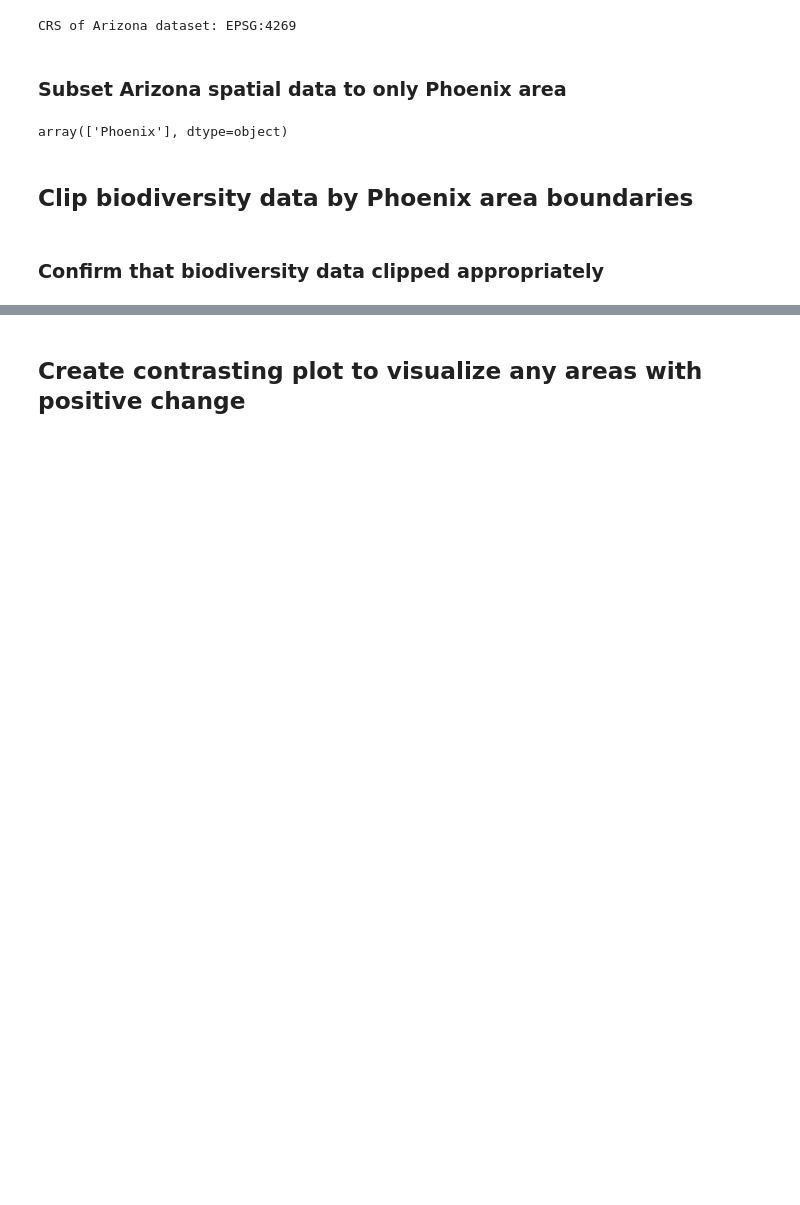
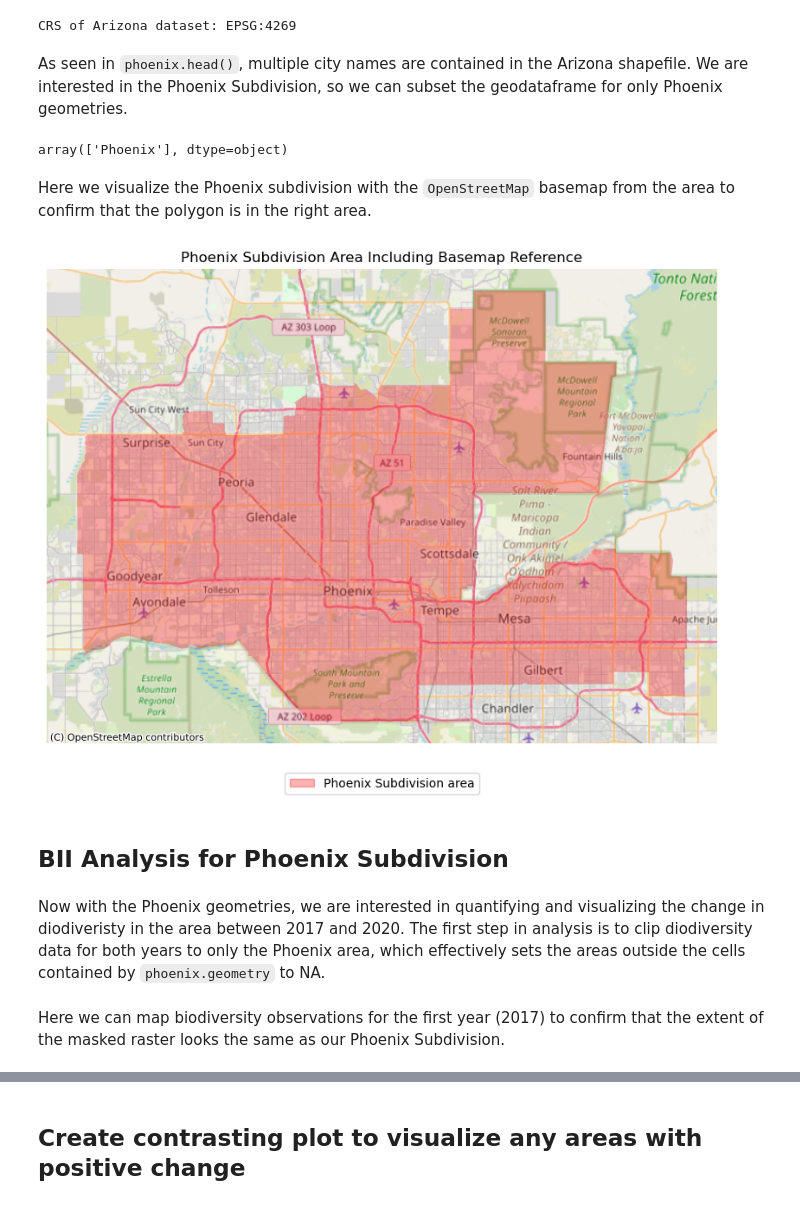
Before and after one commit to NatBonnet/eds220-phoenix-biodiversity, a Jupyter notebook: phoenix_biodiversity.ipynb, the cells around one changed output, grey strips where cells are left out. Cells and saved outputs as stored; diff of their text form; code cells hidden in the pictures; blank space fills up the shorter version.

```diff
--- a/phoenix_biodiversity.ipynb
+++ b/phoenix_biodiversity.ipynb
@@ -132,7 +132,7 @@ print(f"CRS of Arizona dataset: {arizona.crs}")
 # %% [output]
 CRS of Arizona dataset: EPSG:4269
 # %% [markdown]
-### Subset Arizona spatial data to only Phoenix area
+As seen in `phoenix.head()`, multiple city names are contained in the Arizona shapefile. We are interested in the Phoenix Subdivision, so we can subset the geodataframe for only Phoenix geometries.
 # %%
 # Subset to Phoenix area
 phoenix = arizona[arizona.name == "Phoenix"]
@@ -141,5 +141,26 @@ phoenix = arizona[arizona.name == "Phoenix"]
 phoenix.name.unique()
 # %% [output]
 array(['Phoenix'], dtype=object)
+# %% [markdown]
+Here we visualize the Phoenix subdivision with the `OpenStreetMap` basemap from the area to confirm that the polygon is in the right area.
+# %%
+# Add patch and label indicating change area meaning
+legend_element = [patch.Patch(facecolor='red', edgecolor='r', alpha = 0.3, label='Phoenix Subdivision area')]
+
+# Visualize where bii data is being clipped to
+fig, ax = plt.subplots(figsize=(10, 10))
+# Plot 2017 observations
+phoenix.plot(ax=ax, alpha = 0.3, color = "red")
+# Add basemap using contextily
+ctx.add_basemap(ax, source=ctx.providers.OpenStreetMap.Mapnik, crs = phoenix.crs)
+# Set title
+ax.set_title("Phoenix Subdivision Area Including Basemap Reference")
+ax.legend(handles=legend_element,
+loc="upper center", bbox_to_anchor=(0.5, -0.05), ncol=5)
+# Remove axes
+ax.axis('off')
+plt.show()
+# %% [output]
+[figure, added]
 # %% [markdown]
-## Clip biodiversity data by Phoenix area boundaries
+## BII Analysis for Phoenix Subdivision
@@ -149,0 +167,2 @@ clip_2020 = biodiv_2020.rio.clip_box(*phoenix.total_bounds).rio.clip(phoenix.geo
+# %% [markdown]
+Now with the Phoenix geometries, we are interested in quantifying and visualizing the change in diodiveristy in the area between 2017 and 2020. The first step in analysis is to clip diodiversity data for both years to only the Phoenix area, which effectively sets the areas outside the cells contained by `phoenix.geometry` to NA.
@@ -150,5 +174,5 @@ clip_2020 = biodiv_2020.rio.clip_box(*phoenix.total_bounds).rio.clip(phoenix.geo
 # %% [markdown]
-### Confirm that biodiversity data clipped appropriately
+Here we can map biodiversity observations for the first year (2017) to confirm that the extent of the masked raster looks the same as our Phoenix Subdivision.
 # %%
 # Visualize where bii data is being clipped to
 fig, ax = plt.subplots(figsize=(10, 10))
```
Also changed, not shown: parts of 30 cells of this notebook.
